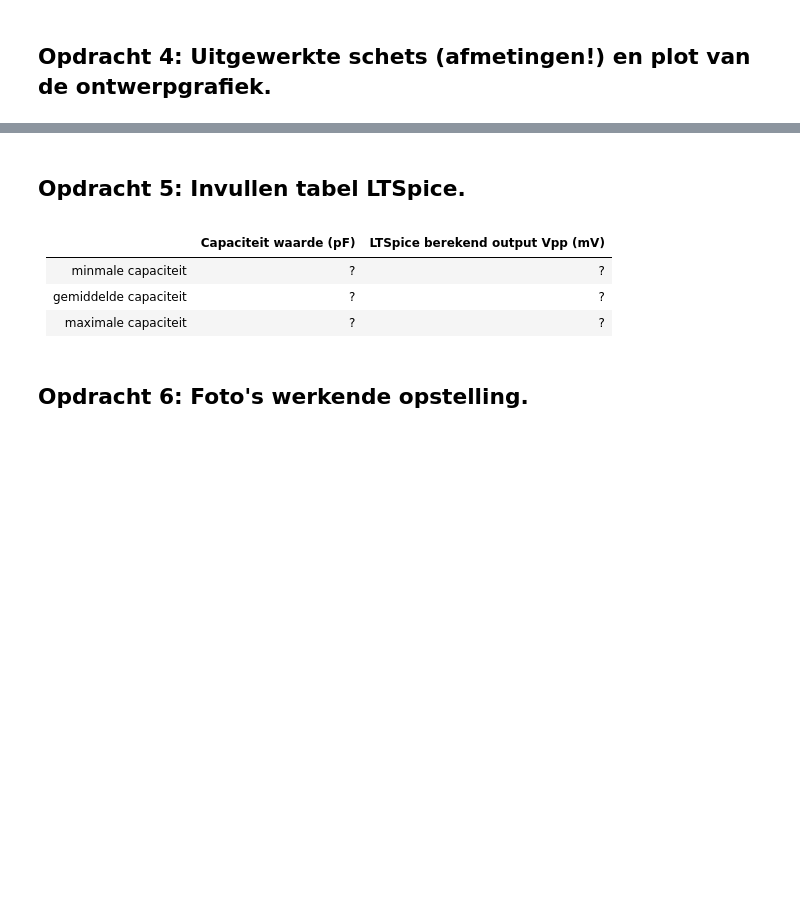
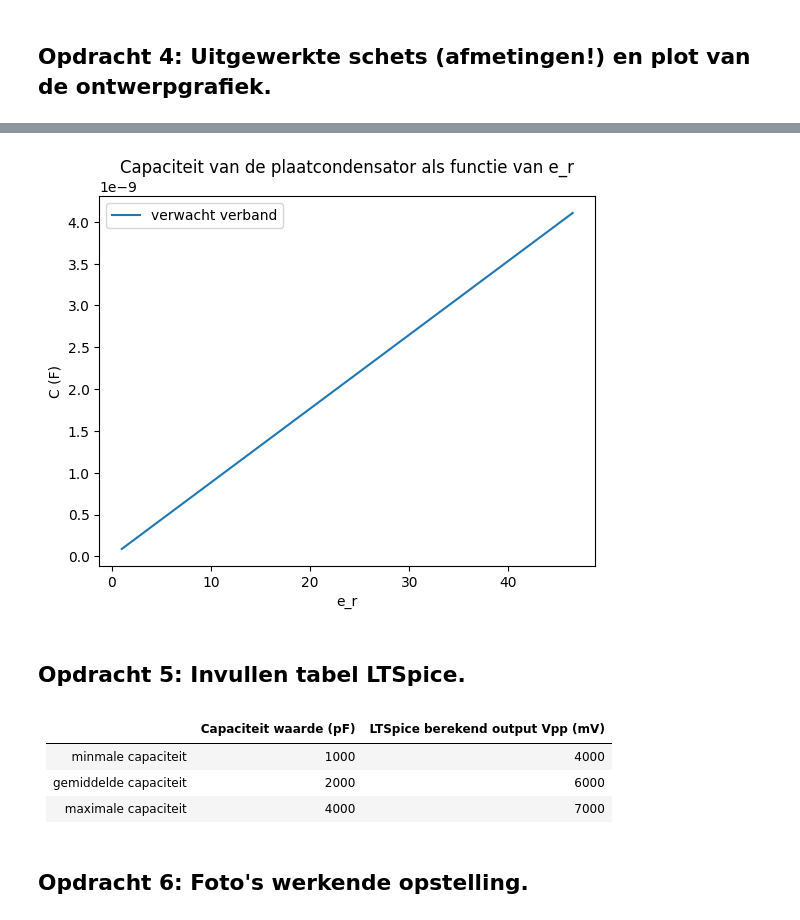
Before and after one commit to wobsen/opdrachten-DEF-D, a Jupyter notebook: FysiekeOntwerpopdrachten/2OntwerpEenSensorCondensator/DEFOntwerpopdracht2OntwerpEenSensorInvulTemplate.ipynb, the cells around one changed output, grey strips where cells are left out. Saved outputs shown, nothing was run; the diff lists cells and outputs as text; code cells hidden in the pictures; blank space fills up the shorter version.

```diff
--- a/FysiekeOntwerpopdrachten/2OntwerpEenSensorCondensator/DEFOntwerpopdracht2OntwerpEenSensorInvulTemplate.ipynb
+++ b/FysiekeOntwerpopdrachten/2OntwerpEenSensorCondensator/DEFOntwerpopdracht2OntwerpEenSensorInvulTemplate.ipynb
@@ -94,11 +92,31 @@ Wij gaan een sensor maken die verschil tussen dielektrische waarde van glycerol
+# %%
+#de e_r wordt steeds groter naarmate er steeds meer glycerol tussen de platen komt te zitten
+#e_r_glycerol = 46.5 bij kamer temperatuur
+#totdat dus 100% glycerol ertussen zit dan 46.5 helemaal, maar daartussen mengelmoes van lucht en glycerol
+#verwacht dat gwn lineair is tussen 1 en 46.5, dus bij 50% glycerol zou e_r ongeveer 23 moeten zijn, en dat zou dan een capaciteit van ongeveer 2.1 nF moeten geven
+
+#vaste dingen zijn: e_0, A_plaat, d_plaat
+#d plaat is 1 mm
+e_r_waardes = np.linspace(1, 46.5, 1000)
+C_waardes = vlakkeplaat(e_0, e_r_waardes, A_plaat, 0.001)
+
+plt.figure()
+plt.plot(e_r_waardes, C_waardes, label="verwacht verband")
+plt.title("Capaciteit van de plaatcondensator als functie van e_r")
+plt.xlabel("e_r")
+plt.ylabel("C (F)")
+plt.legend()
+plt.show()
+# %% [output]
+[figure, added]
 # %% [markdown]
 ## Opdracht 5: Invullen tabel LTSpice.
 # %% [markdown]
 |         | Capaciteit waarde (pF)  | LTSpice berekend output Vpp (mV)|
 |-------------|-------------:|-------------:|
-| minmale capaciteit| ? |? |
-| gemiddelde capaciteit| ? |? |
-| maximale capaciteit| ? |? |
+| minmale capaciteit| 1000 |4000 |
+| gemiddelde capaciteit| 2000 |6000 |
+| maximale capaciteit| 4000 |7000 |
 # %% [markdown]
 ## Opdracht 6: Foto's werkende opstelling.
 # %% [markdown]
```
Also changed, not shown: parts of 4 cells of this notebook, 2 other files.
